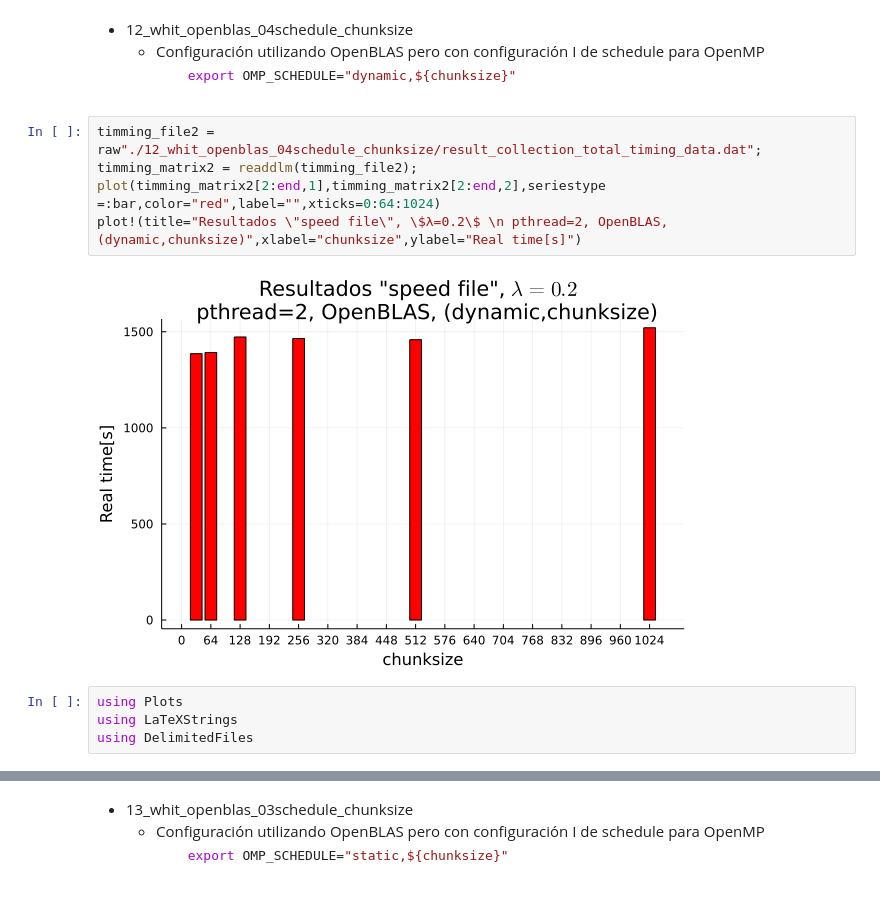
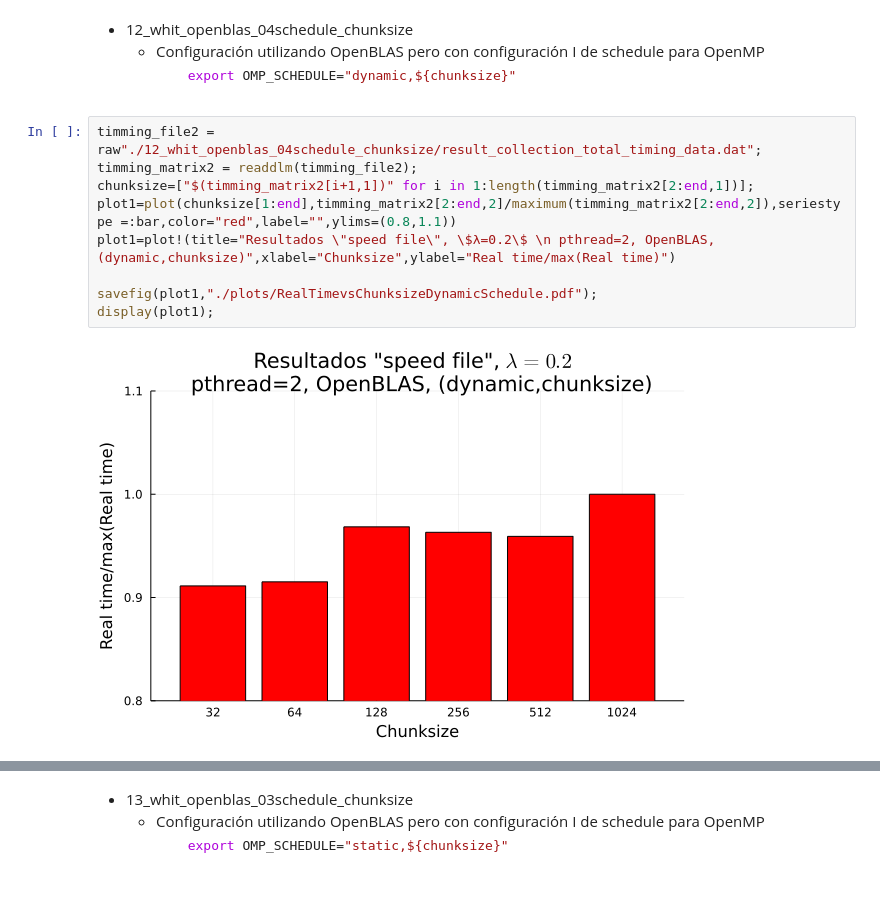
Before and after one commit to mendzmartin/mctdh_cp2021, a Jupyter notebook: double_quantum_dot_model/qdot_02/energies_vs_lambda/study_of_performance_03/running_comparison_performance/README.ipynb, the cells around one changed output, grey strips where cells are left out. Saved outputs shown, nothing was run; the diff lists cells and outputs as text.

```diff
--- a/double_quantum_dot_model/qdot_02/energies_vs_lambda/study_of_performance_03/running_comparison_performance/README.ipynb
+++ b/double_quantum_dot_model/qdot_02/energies_vs_lambda/study_of_performance_03/running_comparison_performance/README.ipynb
@@ -247,11 +263,11 @@
 # %%
 timming_file2 = raw"./12_whit_openblas_04schedule_chunksize/result_collection_total_timing_data.dat";
 timming_matrix2 = readdlm(timming_file2);
-plot(timming_matrix2[2:end,1],timming_matrix2[2:end,2],seriestype =:bar,color="red",label="",xticks=0:64:1024)
-plot!(title="Resultados \"speed file\", \$λ=0.2\$ \n pthread=2, OpenBLAS, (dynamic,chunksize)",xlabel="chunksize",ylabel="Real time[s]")
+chunksize=["$(timming_matrix2[i+1,1])" for i in 1:length(timming_matrix2[2:end,1])];
+plot1=plot(chunksize[1:end],timming_matrix2[2:end,2]/maximum(timming_matrix2[2:end,2]),seriestype =:bar,color="red",label="",ylims=(0.8,1.1))
+plot1=plot!(title="Resultados \"speed file\", \$λ=0.2\$ \n pthread=2, OpenBLAS, (dynamic,chunksize)",xlabel="Chunksize",ylabel="Real time/max(Real time)")
+
+savefig(plot1,"./plots/RealTimevsChunksizeDynamicSchedule.pdf");
+display(plot1);
 # %% [output]
-[figure, old version]
+[figure, new version]
-# %%
-using Plots
-using LaTeXStrings
-using DelimitedFiles
```
Also changed, not shown: parts of 8 cells of this notebook, 18 other files.
